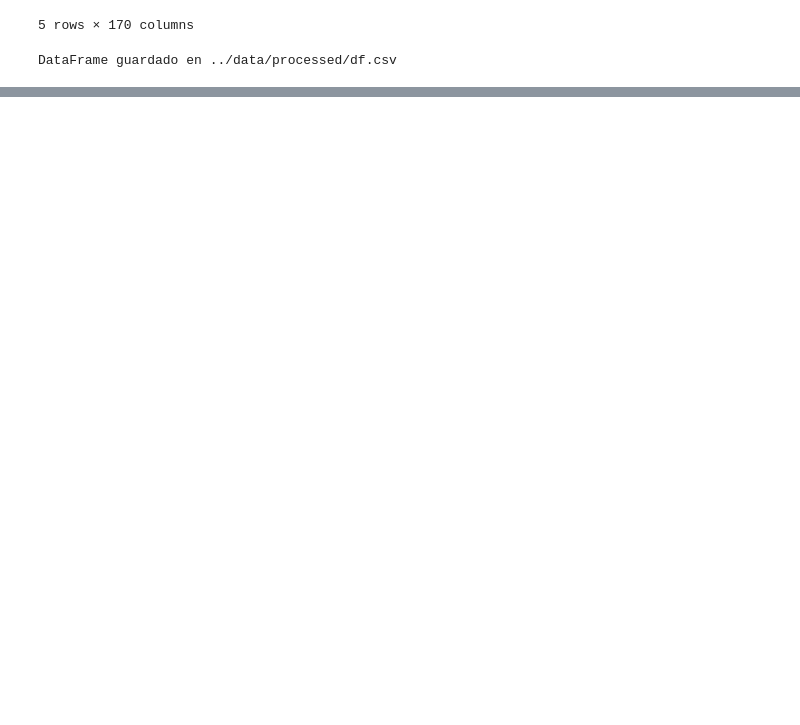
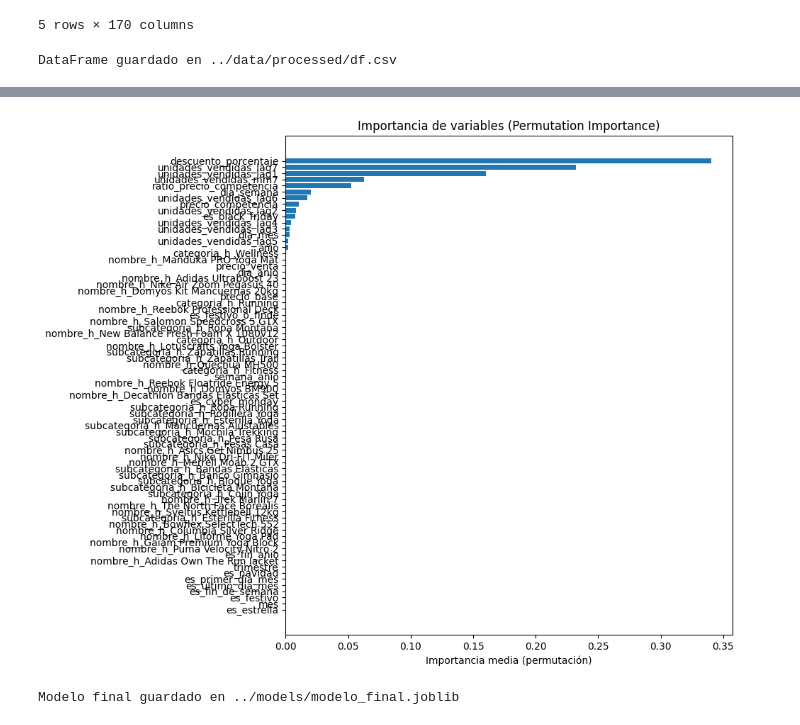
Before and after one commit to Manusalmos05/forecasting, a Jupyter notebook: notebooks/entrenamiento.ipynb, the cells around one changed output, grey strips where cells are left out. Cells and saved outputs as stored; diff of their text form; code cells hidden in the pictures; blank space fills up the shorter version.

```diff
--- a/notebooks/entrenamiento.ipynb
+++ b/notebooks/entrenamiento.ipynb
@@ -543,0 +821,33 @@ Index(['fecha', 'producto_id', 'nombre', 'categoria', 'subcategoria',
+# %%
+# 🤖 Importancia de variables con Permutation Importance y guardado del modelo final
+from sklearn.inspection import permutation_importance
+import matplotlib.pyplot as plt
+import joblib
+
+# Calcular permutation importance sobre el conjunto completo (puede tardar)
+result = permutation_importance(
+    modelo_final, X_full, y_full, n_repeats=10, random_state=42, n_jobs=-1
+)
+
+# Ordenar importancias
+top_idx = np.argsort(result.importances_mean)[::-1]
+features_sorted = np.array(X_cols)[top_idx]
+importances_sorted = result.importances_mean[top_idx]
+
+# Gráfico de barras horizontales
+plt.figure(figsize=(10,8))
+plt.barh(features_sorted, importances_sorted)
+plt.xlabel('Importancia media (permutación)')
+plt.title('Importancia de variables (Permutation Importance)')
+plt.gca().invert_yaxis()
+plt.tight_layout()
+plt.show()
+
+# Guardar el modelo final
+import os
+os.makedirs('../models', exist_ok=True)
+joblib.dump(modelo_final, '../models/modelo_final.joblib')
+print('Modelo final guardado en ../models/modelo_final.joblib')
+# %% [output]
+[figure, added]
+Modelo final guardado en ../models/modelo_final.joblib
```
Also changed, not shown: parts of 7 cells of this notebook.
